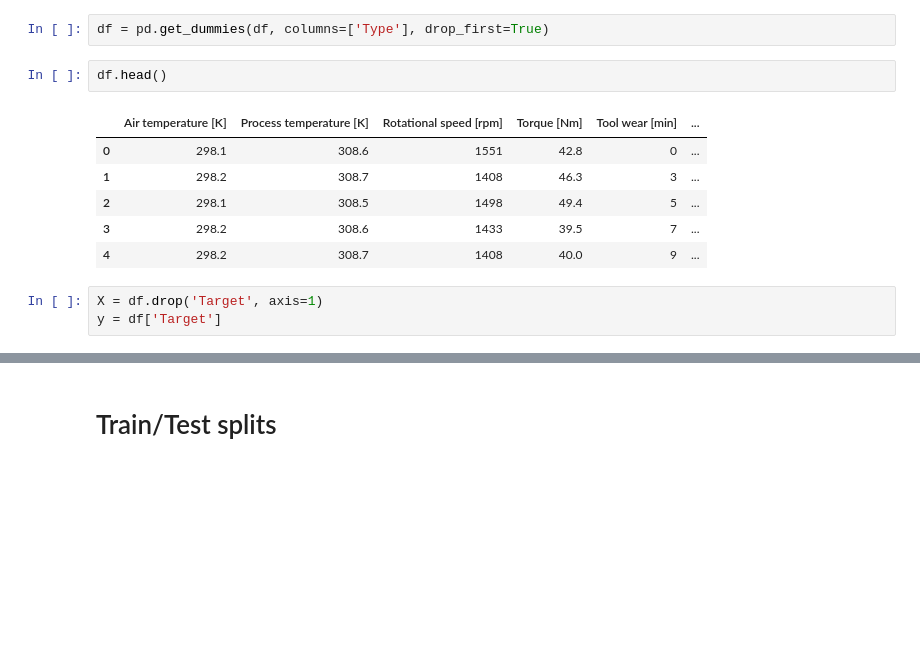
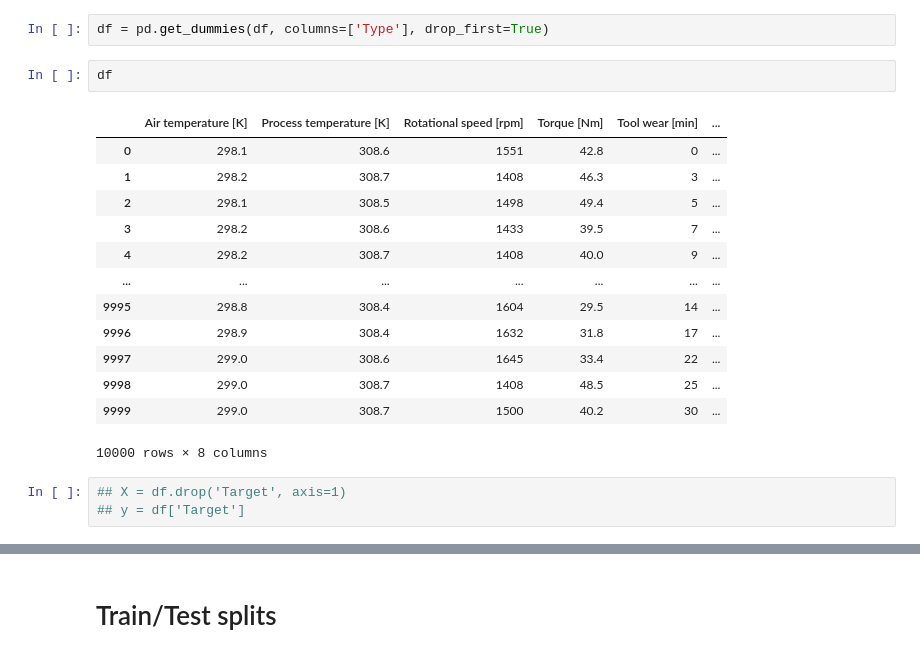
Before and after one commit to Ahtat204/Machine-Failure-Prediction, a Jupyter notebook: predictive_maintenance_classification.ipynb, the cells around one changed output, grey strips where cells are left out. Cells and saved outputs as stored; diff of their text form; blank space fills up the shorter version.

```diff
--- a/predictive_maintenance_classification.ipynb
+++ b/predictive_maintenance_classification.ipynb
@@ -83,14 +110,21 @@ df.drop('Failure Type', axis=1, inplace=True)
 # %%
 df = pd.get_dummies(df, columns=['Type'], drop_first=True)
 # %%
-df.head()
+df
 # %% [output]
 |  | Air temperature [K] | Process temperature [K] | Rotational speed [rpm] | Torque [Nm] | Tool wear [min] | ... |
 | 0 | 298.1 | 308.6 | 1551 | 42.8 | 0 | ... |
 | 1 | 298.2 | 308.7 | 1408 | 46.3 | 3 | ... |
 | 2 | 298.1 | 308.5 | 1498 | 49.4 | 5 | ... |
 | 3 | 298.2 | 308.6 | 1433 | 39.5 | 7 | ... |
 | 4 | 298.2 | 308.7 | 1408 | 40.0 | 9 | ... |
+| ... | ... | ... | ... | ... | ... | ... |
+| 9995 | 298.8 | 308.4 | 1604 | 29.5 | 14 | ... |
+| 9996 | 298.9 | 308.4 | 1632 | 31.8 | 17 | ... |
+| 9997 | 299.0 | 308.6 | 1645 | 33.4 | 22 | ... |
+| 9998 | 299.0 | 308.7 | 1408 | 48.5 | 25 | ... |
+| 9999 | 299.0 | 308.7 | 1500 | 40.2 | 30 | ... |
+10000 rows × 8 columns
 # %%
-X = df.drop('Target', axis=1)
-y = df['Target']
+## X = df.drop('Target', axis=1)
+## y = df['Target']
```
Also changed, not shown: parts of 24 cells of this notebook.
